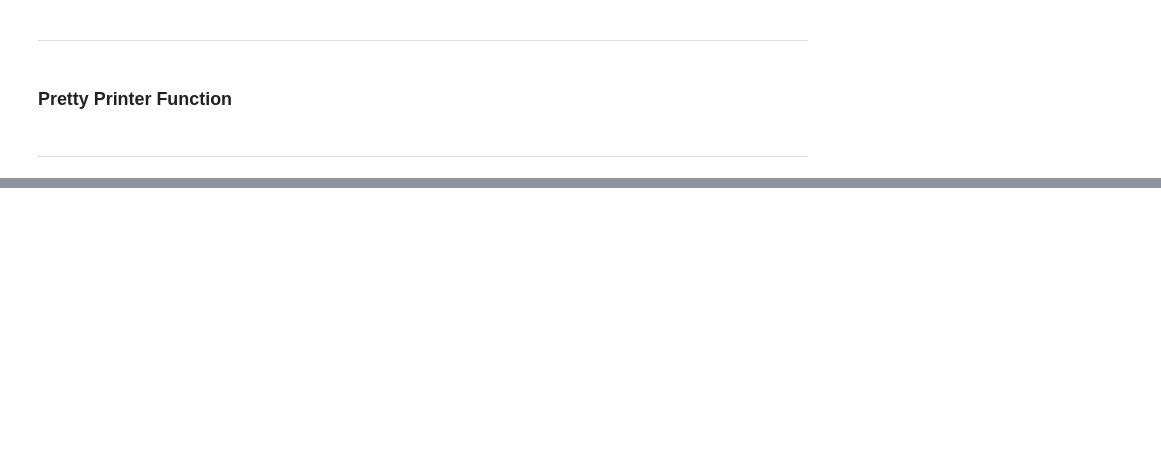
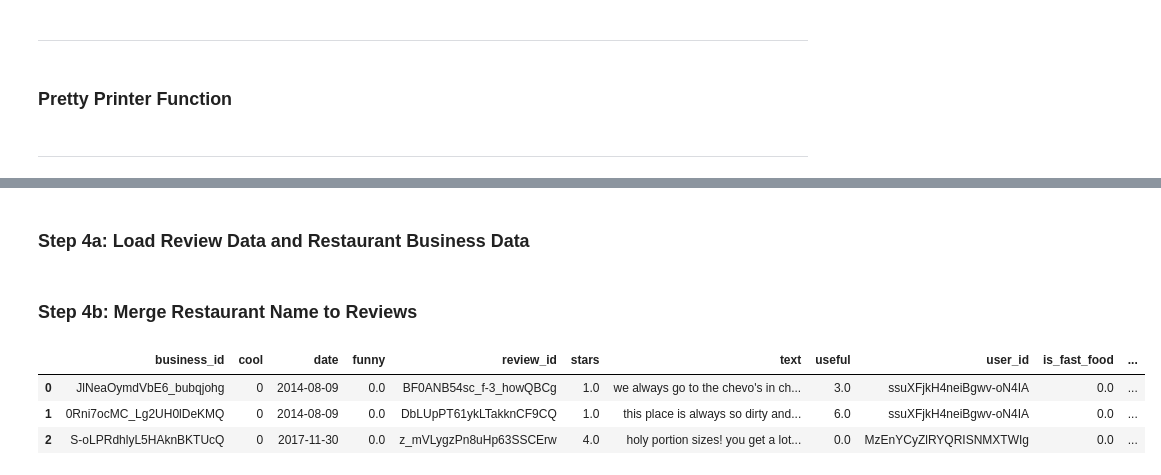
Before and after one commit to samgutentag/yelpsubtopics, a Jupyter notebook: 02_SubTopicReviews/SubTopicTagging_Model5.ipynb, the cells around one changed output, grey strips where cells are left out. Saved outputs shown, nothing was run; the diff lists cells and outputs as text; code cells hidden in the pictures; blank space fills up the shorter version.

```diff
--- a/02_SubTopicReviews/SubTopicTagging_Model5.ipynb
+++ b/02_SubTopicReviews/SubTopicTagging_Model5.ipynb
@@ -79,3 +140,7 @@ import pandas as pd
+# %% [markdown]
+### Step 4a: Load Review Data and Restaurant Business Data
 # %%
-reviews = pd.read_csv('../clean_data/az_restaurant_reviews.csv', index_col=0)
-reviews.head(3)
+reviews = pd.read_csv('../clean_data/az_restaurant_reviews.csv', index_col=0, parse_dates=['date'])
+
+biz = pd.read_csv('../clean_data/az_restaurant_business_clean.csv', index_col=0)
+biz = biz.iloc[:,:9].copy()
@@ -86,4 +147,11 @@ biz.head(3)
+# %% [markdown]
+### Step 4b: Merge Restaurant Name to Reviews
 # %%
 review_df = reviews.merge(biz[['name', 'business_id']], on='business_id', how='left')
 # %%
-review_df.head(5)
+review_df.head(3)
+# %% [output]
+|  | business_id | cool | date | funny | review_id | stars | text | useful | user_id | is_fast_food | ... |
+| 0 | JlNeaOymdVbE6_bubqjohg | 0 | 2014-08-09 | 0.0 | BF0ANB54sc_f-3_howQBCg | 1.0 | we always go to the chevo's in ch... | 3.0 | ssuXFjkH4neiBgwv-oN4IA | 0.0 | ... |
+| 1 | 0Rni7ocMC_Lg2UH0lDeKMQ | 0 | 2014-08-09 | 0.0 | DbLUpPT61ykLTakknCF9CQ | 1.0 | this place is always so dirty and... | 6.0 | ssuXFjkH4neiBgwv-oN4IA | 0.0 | ... |
+| 2 | S-oLPRdhlyL5HAknBKTUcQ | 0 | 2017-11-30 | 0.0 | z_mVLygzPn8uHp63SSCErw | 4.0 | holy portion sizes! you get a lot... | 0.0 | MzEnYCyZlRYQRISNMXTWIg | 0.0 | ... |
```
Also changed, not shown: parts of 26 cells of this notebook.
